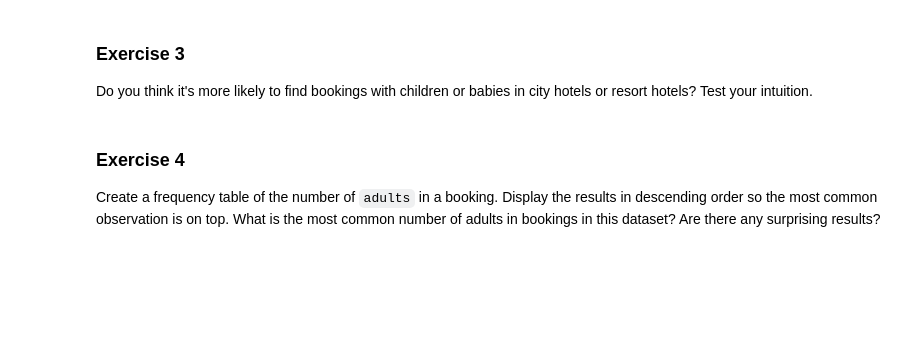
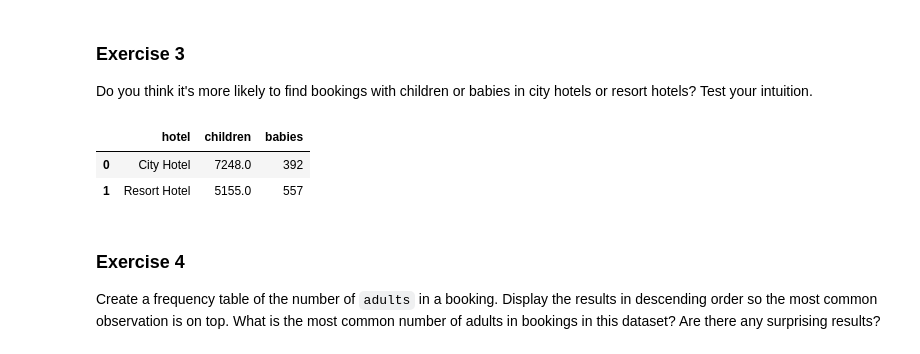
Before and after one commit to danielavila22/Day6, a Jupyter notebook: Day6-HW.ipynb, the cells around one changed output. Cells and saved outputs as stored; diff of their text form; code cells hidden in the pictures; blank space fills up the shorter version.

```diff
--- a/Day6-HW.ipynb
+++ b/Day6-HW.ipynb
@@ -299,8 +303,8 @@ How many bookings involve at least 1 child **or** baby?
 # %%
 # Your code here:
 mask =(DF_raw_hotels['country']=='USA') | (DF_raw_hotels["children"]>0) | (DF_raw_hotels["babies"]>0)
-extra_weight = DF_raw_hotels[mask]
-len(extra_weight)
+DF_extra_weight = DF_raw_hotels[mask]
+len(DF_extra_weight)
 # %% [output]
 11203
 # %% [markdown]
@@ -310,6 +314,13 @@ Do you think it's more likely to find bookings with children or babies in city h
 Test your intuition.
 # %%
 # Your code here:
+kids = DF_extra_weight.groupby('hotel')[['children','babies']].sum()# What this code does is that it gives our data set on the previous exercise and looking in the hotel column. It counts the children and babies in each unique hotel.
+kids = kids.reset_index().rename(columns={"index": "value", 0: "count"})
+kids
+# %% [output]
+|  | hotel | children | babies |
+| 0 | City Hotel | 7248.0 | 392 |
+| 1 | Resort Hotel | 5155.0 | 557 |
 # %% [markdown]
 ### Exercise 4
 
```
Also changed, not shown: parts of 7 cells of this notebook.
